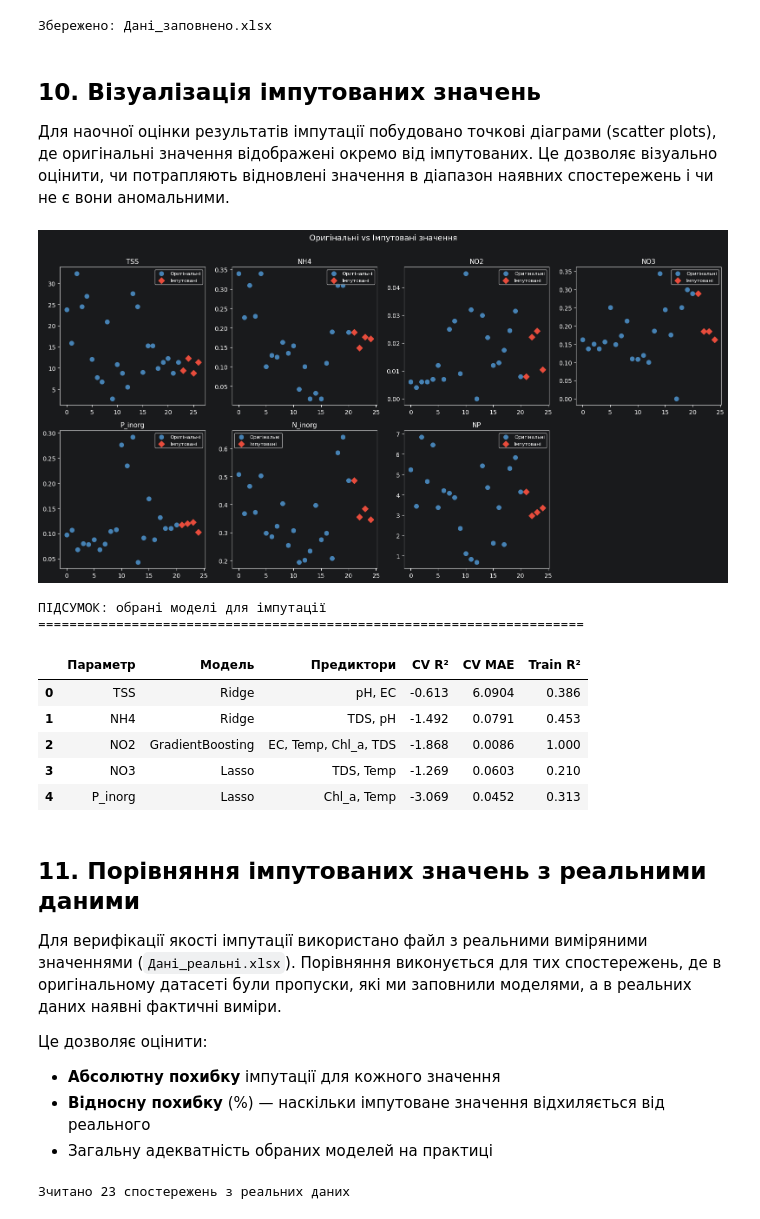
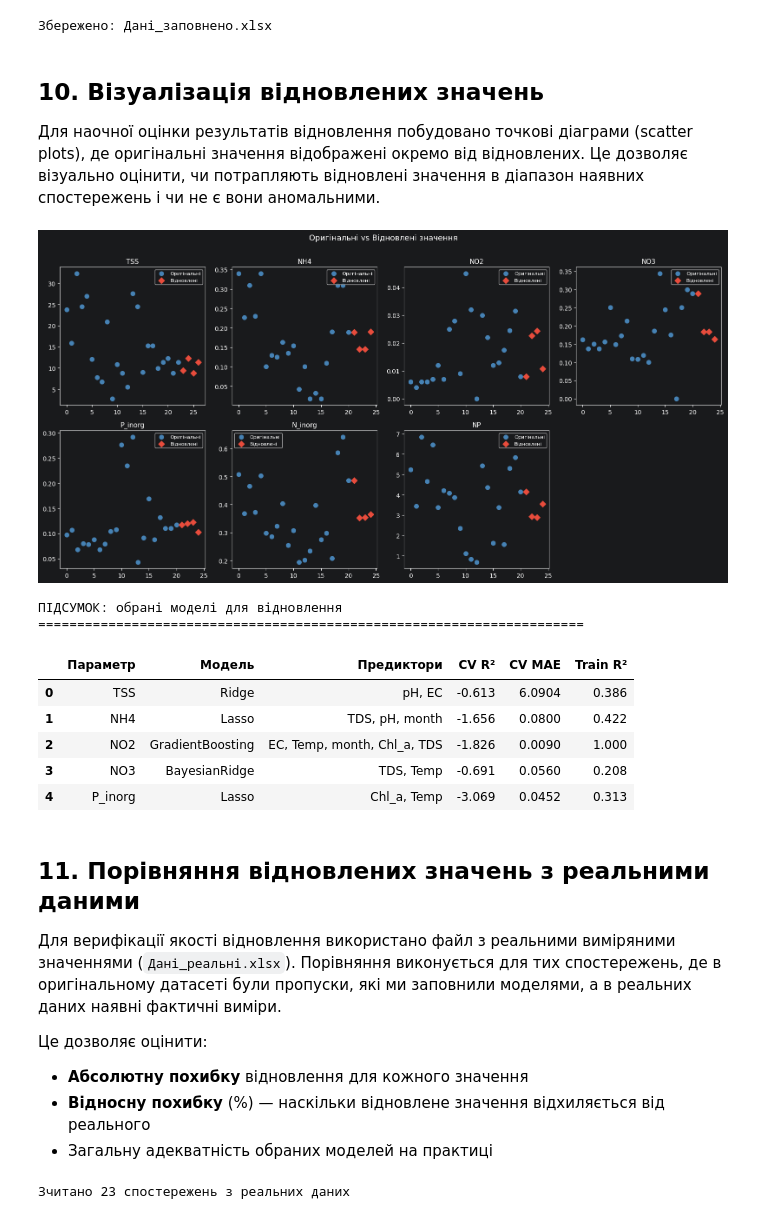
Before and after one commit to bohdan-holovin/data-analys-k, a Jupyter notebook: kanevske_analysis.ipynb, the cells around one changed output. Drawn from its saved outputs; the diff is of its cells as text; code cells hidden in the pictures.

```diff
--- a/kanevske_analysis.ipynb
+++ b/kanevske_analysis.ipynb
@@ -421,7 +527,7 @@ COLUMNS = LEGEND['parameter'].tolist()
 df = pd.DataFrame(rows, columns=COLUMNS)
 
 # Числові колонки
-numeric_cols = COLUMNS[4:]  # все після station
+numeric_cols = ['month'] + COLUMNS[4:]  # month + все після station
 df[numeric_cols] = df[numeric_cols].apply(pd.to_numeric, errors='coerce')
 
 print(f'Зчитано {len(df)} спостережень з аркуша «{SHEET_NAME}»')
@@ -933,7 +1087,10 @@ if len(enabled_models) > 1:
     pivot_mae = comparison_df.pivot(index='Параметр', columns='Модель', values='MAE (CV)')
 
     colors_map = {'LinearRegression': '#3498db', 'Ridge': '#2ecc71', 'Lasso': '#e67e22',
-                  'RandomForest': '#9b59b6', 'GradientBoosting': '#e74c3c', 'SVR': '#1abc9c'}
+                  'ElasticNet': '#f39c12', 'BayesianRidge': '#27ae60',
+                  'RandomForest': '#9b59b6', 'GradientBoosting': '#e74c3c',
+                  'ExtraTrees': '#8e44ad', 'AdaBoost': '#c0392b',
+                  'SVR': '#1abc9c', 'KNN': '#2980b9'}
     bar_colors = [colors_map.get(m, '#95a5a6') for m in enabled_models]
 
     for target in targets:
@@ -951,11 +1108,11 @@ if len(enabled_models) > 1:
         axes[0].set_title(f'{target} — CV R²\n(↑ вище = краще)', fontsize=12)
         axes[0].set_ylabel('R² (cross-validation)')
         axes[0].axhline(y=0, color='gray', linestyle='--', alpha=0.5)
-        axes[0].set_xticklabels(enabled_models, rotation=30, ha='right', fontsize=9)
+        axes[0].set_xticklabels(enabled_models, rotation=45, ha='right', fontsize=8)
         # Значення на стовпчиках
         for bar, val in zip(bars, r2_vals):
             axes[0].text(bar.get_x() + bar.get_width() / 2, bar.get_height() + 0.01,
-                        f'{val:.3f}', ha='center', va='bottom', fontsize=9)
+                        f'{val:.3f}', ha='center', va='bottom', fontsize=8)
 
         # --- CV MAE ---
         mae_vals = [all_results[target][m]['mae_cv'] for m in enabled_models]
@@ -966,17 +1123,17 @@ if len(enabled_models) > 1:
                          ha='center', va='bottom', fontsize=16, color='#2E7D32', fontweight='bold')
         axes[1].set_title(f'{target} — CV MAE\n(↓ нижче = краще)', fontsize=12)
         axes[1].set_ylabel('MAE (cross-validation)')
-        axes[1].set_xticklabels(enabled_models, rotation=30, ha='right', fontsize=9)
+        axes[1].set_xticklabels(enabled_models, rotation=45, ha='right', fontsize=8)
         for bar, val in zip(bars, mae_vals):
             axes[1].text(bar.get_x() + bar.get_width() / 2, bar.get_height() + 0.001,
-                        f'{val:.4f}', ha='center', va='bottom', fontsize=9)
+                        f'{val:.4f}', ha='center', va='bottom', fontsize=8)
 
         fig.suptitle(f'Порівняння моделей для параметра {target}', fontsize=13, y=1.02)
         plt.tight_layout()
         plt.show()
 
     # Heatmap: CV R² (модель × target)
-    fig, ax = plt.subplots(figsize=(10, max(3, len(enabled_models) * 0.8)))
+    fig, ax = plt.subplots(figsize=(12, max(3, len(enabled_models) * 0.8)))
     sns.heatmap(pivot_r2.T, annot=True, fmt='.3f', cmap='RdYlGn', center=0,
                 vmin=-1, vmax=1, ax=ax, linewidths=0.5, square=True)
     ax.set_title('Зведена теплова карта CV R²: модель × параметр\n(зелений = краще, червоний = гірше)',
@@ -1296,6 +1469,6 @@ print(f'\nЗалишилось пропусків: {df_filled.isnull().sum().sum
 3. **Фізико-хімічна узгодженість:** чи виконуються відомі обмеження (невід'ємність концентрацій, формульні співвідношення).
 # %%
-# === Валідація імпутованих значень ===
+# === Валідація відновлених значень ===
 
 validation_params = CONFIG['targets'] + CONFIG['exclude_as_predictors']
 validation_rows = []
@@ -1307,7 +1480,7 @@ for param in validation_params:
     orig_mean = orig_data.mean()
     orig_std = orig_data.std()
 
-    # Імпутовані значення для цього параметра
+    # Відновлені значення для цього параметра
     imputed_mask = df[param].isnull() & df_filled[param].notnull()
     imputed_vals = df_filled.loc[imputed_mask, param]
 
@@ -1334,7 +1507,7 @@ for param in validation_params:
         validation_rows.append({
             'Параметр': param,
             'Спостереження': f'{int(row["year"])}-{int(row["month"]):02d} ст.{row["station"]}',
-            'Імпутоване': val,
+            'Відновлене': val,
             'Мін (ориг.)': orig_min,
             'Макс (ориг.)': orig_max,
             'μ ± σ': f'{orig_mean:.3f} ± {orig_std:.3f}',
@@ -1349,10 +1522,10 @@ def highlight_validation(row):
         return ['background-color: #B71C1C; color: white; font-weight: bold'] * len(row)  # жовтий — потребує уваги
     return ['background-color: #2E7D32; color: white; font-weight: bold'] * len(row)  # зелений — OK
 
-print('Валідація імпутованих значень:')
+print('Валідація відновлених значень:')
 display(validation_df.style
     .format({
-        'Імпутоване': '{:.4f}', 'Мін (ориг.)': '{:.3f}',
+        'Відновлене': '{:.4f}', 'Мін (ориг.)': '{:.3f}',
         'Макс (ориг.)': '{:.3f}', 'z-score': '{:.2f}',
     })
     .apply(highlight_validation, axis=1)
@@ -1369,7 +1542,7 @@ if n_warn > 0:
     print('\nЗначення з попередженнями:')
     display(validation_df[validation_df['Статус'] != 'OK'])
 else:
-    print('Усі імпутовані значення потрапляють у спостережуваний діапазон та не є аномальними.')
+    print('Усі відновлені значення потрапляють у спостережуваний діапазон та не є аномальними.')
 
 # Перевірка формульної узгодженості N_inorg = NH4 + NO2 + NO3
 print('\nПеревірка формульної узгодженості (N_inorg = NH4 + NO2 + NO3):')
@@ -1501,33 +1674,33 @@ print(f'Збережено: {output_file}')
 # %% [output]
 Збережено: Дані_заповнено.xlsx
 # %% [markdown]
-## 10. Візуалізація імпутованих значень
+## 10. Візуалізація відновлених значень
 
-Для наочної оцінки результатів імпутації побудовано точкові діаграми (scatter plots), де оригінальні значення відображені окремо від імпутованих. Це дозволяє візуально оцінити, чи потрапляють відновлені значення в діапазон наявних спостережень і чи не є вони аномальними.
+Для наочної оцінки результатів відновлення побудовано точкові діаграми (scatter plots), де оригінальні значення відображені окремо від відновлених. Це дозволяє візуально оцінити, чи потрапляють відновлені значення в діапазон наявних спостережень і чи не є вони аномальними.
 # %%
 imputed_params = ['TSS', 'NH4', 'NO2', 'NO3', 'P_inorg', 'N_inorg', 'NP']
 
 fig, axes = plt.subplots(2, 4, figsize=(16, 8))
 axes = axes.flatten()
 
 for i, param in enumerate(imputed_params):
     ax = axes[i]
     orig_vals = df[param].dropna()
     imp_vals  = df_filled.loc[missing_idx, param]
 
     ax.scatter(range(len(orig_vals)), orig_vals.values,
                color='steelblue', label='Оригінальні', zorder=3, s=50)
     ax.scatter(range(len(orig_vals), len(orig_vals) + len(imp_vals)), imp_vals.values,
-               color='#e74c3c', label='Імпутовані', zorder=3, s=50, marker='D')
+               color='#e74c3c', label='Відновлені', zorder=3, s=50, marker='D')
     ax.set_title(param, fontsize=11)
     ax.legend(fontsize=8)
 
 axes[-1].axis('off')
-fig.suptitle('Оригінальні vs Імпутовані значення', fontsize=13, y=1.01)
+fig.suptitle('Оригінальні vs Відновлені значення', fontsize=13, y=1.01)
 plt.tight_layout()
 plt.show()
 # %% [output]
-[figure, old version]
+[figure, new version]
 # %%
 # === Підсумкова таблиця: яка модель обрана для кожного параметра ===
 summary_rows = []
@@ -1542,28 +1715,28 @@ for target, info in best_models.items():
     })
 
 summary_df = pd.DataFrame(summary_rows)
-print('ПІДСУМОК: обрані моделі для імпутації')
+print('ПІДСУМОК: обрані моделі для відновлення')
 print('=' * 70)
 display(summary_df.style.format({
     'CV R²': '{:.3f}', 'CV MAE': '{:.4f}', 'Train R²': '{:.3f}',
 }))
 # %% [output]
-ПІДСУМОК: обрані моделі для імпутації
+ПІДСУМОК: обрані моделі для відновлення
 ======================================================================
 |  | Параметр | Модель | Предиктори | CV R² | CV MAE | Train R² |
 | 0 | TSS | Ridge | pH, EC | -0.613 | 6.0904 | 0.386 |
-| 1 | NH4 | Ridge | TDS, pH | -1.492 | 0.0791 | 0.453 |
-| 2 | NO2 | GradientBoosting | EC, Temp, Chl_a, TDS | -1.868 | 0.0086 | 1.000 |
-| 3 | NO3 | Lasso | TDS, Temp | -1.269 | 0.0603 | 0.210 |
+| 1 | NH4 | Lasso | TDS, pH, month | -1.656 | 0.0800 | 0.422 |
+| 2 | NO2 | GradientBoosting | EC, Temp, month, Chl_a, TDS | -1.826 | 0.0090 | 1.000 |
+| 3 | NO3 | BayesianRidge | TDS, Temp | -0.691 | 0.0560 | 0.208 |
 | 4 | P_inorg | Lasso | Chl_a, Temp | -3.069 | 0.0452 | 0.313 |
 # %% [markdown]
-## 11. Порівняння імпутованих значень з реальними даними
+## 11. Порівняння відновлених значень з реальними даними
 
-Для верифікації якості імпутації використано файл з реальними виміряними значеннями (`Дані_реальні.xlsx`). Порівняння виконується для тих спостережень, де в оригінальному датасеті були пропуски, які ми заповнили моделями, а в реальних даних наявні фактичні виміри.
+Для верифікації якості відновлення використано файл з реальними виміряними значеннями (`Дані_реальні.xlsx`). Порівняння виконується для тих спостережень, де в оригінальному датасеті були пропуски, які ми заповнили моделями, а в реальних даних наявні фактичні виміри.
 
 Це дозволяє оцінити:
-- **Абсолютну похибку** імпутації для кожного значення
-- **Відносну похибку** (%) — наскільки імпутоване значення відхиляється від реального
+- **Абсолютну похибку** відновлення для кожного значення
+- **Відносну похибку** (%) — наскільки відновлене значення відхиляється від реального
 - Загальну адекватність обраних моделей на практиці
 # %%
 # === Зчитування реальних даних ===
```
Also changed, not shown: parts of 26 cells of this notebook.
